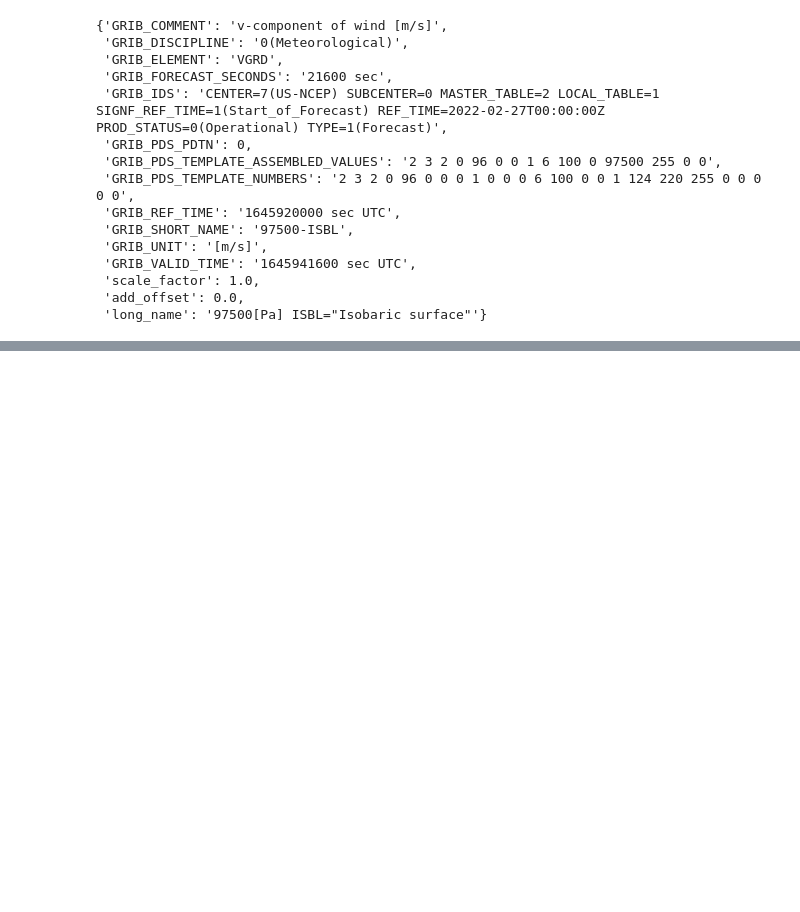
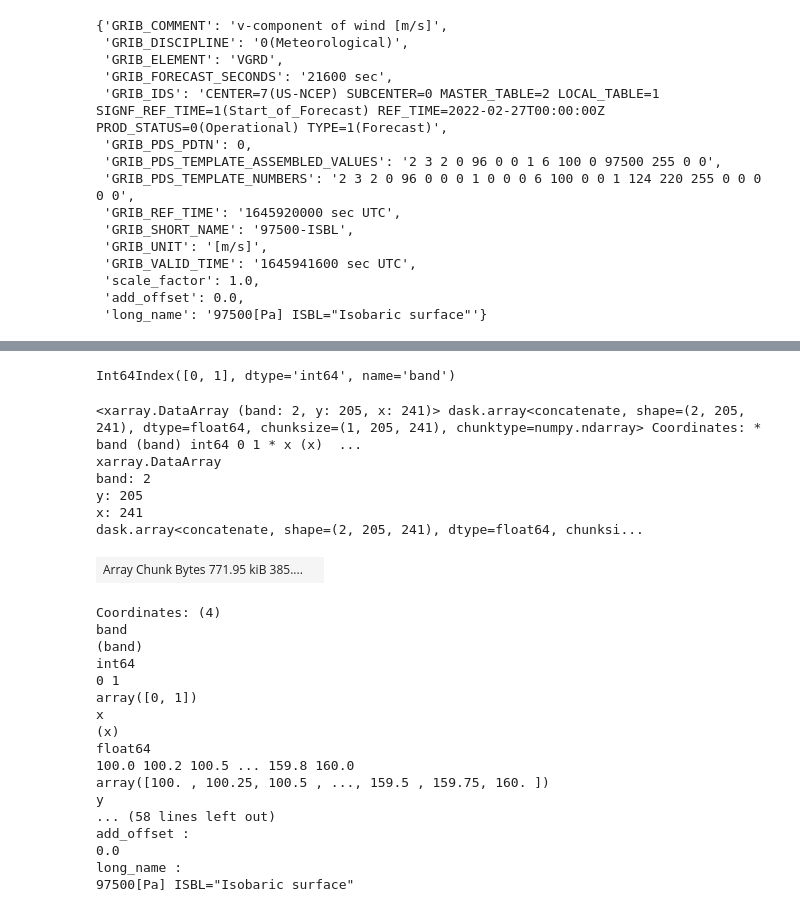
Before and after one commit to cesaraustralia/WindDispersalForecastTool, a Jupyter notebook: Scripts/GFS_data_download.ipynb, the cells around one changed output, grey strips where cells are left out. Drawn from its saved outputs; the diff is of its cells as text; code cells hidden in the pictures; blank space fills up the shorter version.

```diff
--- a/Scripts/GFS_data_download.ipynb
+++ b/Scripts/GFS_data_download.ipynb
@@ -108,0 +121,31 @@ rr.plot()
+# %%
+pd.Index([0, 1], name='band')
+# %% [output]
+Int64Index([0, 1], dtype='int64', name='band')
+# %%
+rr2
+# %% [output]
+<xarray.DataArray (band: 2, y: 205, x: 241)> dask.array<concatenate, shape=(2, 205, 241), dtype=float64, chunksize=(1, 205, 241), chunktype=numpy.ndarray> Coordinates: * band (band) int64 0 1 * x (x)  ...
+xarray.DataArray
+band: 2
+y: 205
+x: 241
+dask.array<concatenate, shape=(2, 205, 241), dtype=float64, chunksi...
+| Array Chunk Bytes 771.95 kiB 385.... |  |
+Coordinates: (4)
+band
+(band)
+int64
+0 1
+array([0, 1])
+x
+(x)
+float64
+100.0 100.2 100.5 ... 159.8 160.0
+array([100. , 100.25, 100.5 , ..., 159.5 , 159.75, 160. ])
+y
+... (58 lines left out)
+add_offset :
+0.0
+long_name :
+97500[Pa] ISBL="Isobaric surface"
```
Also changed, not shown: parts of 9 cells of this notebook.
